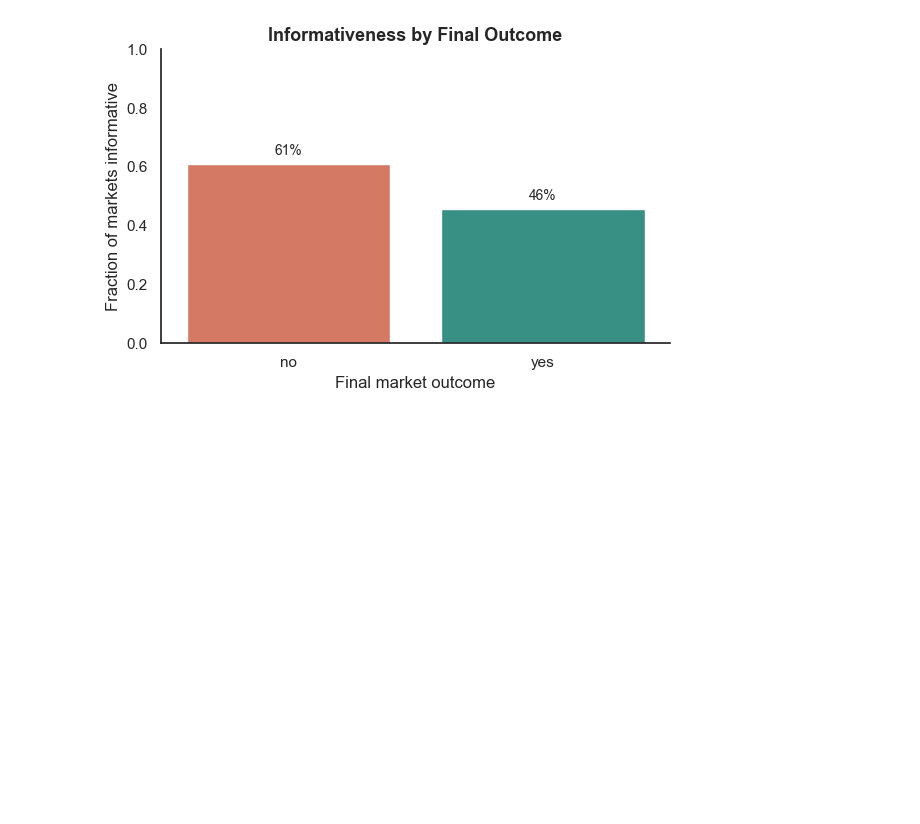
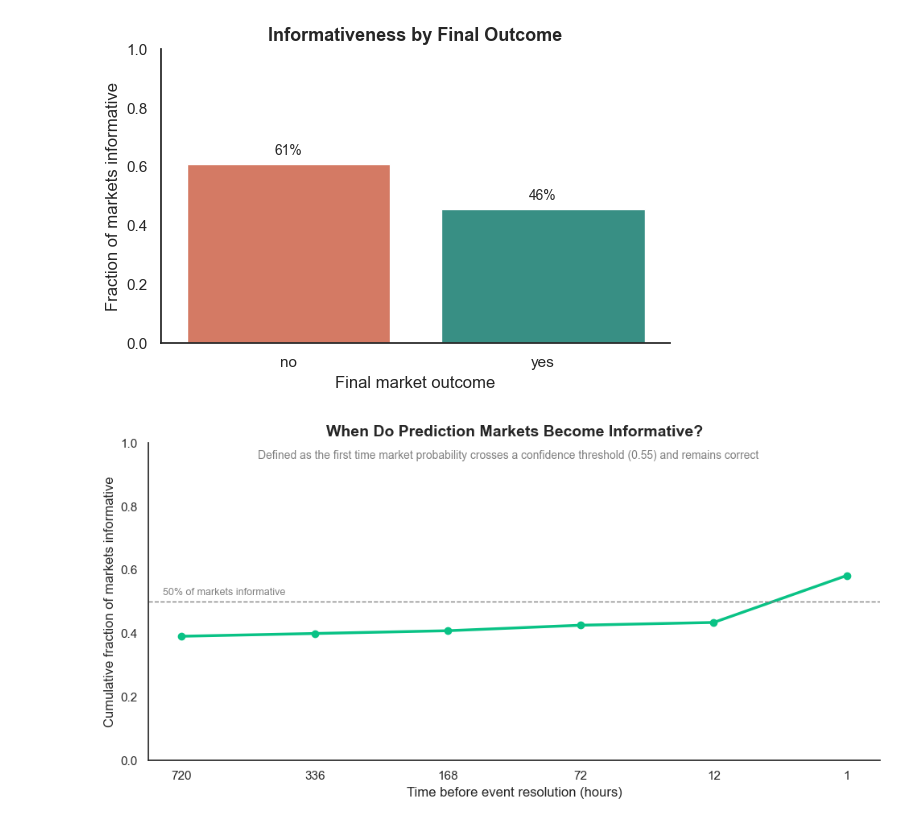
Before and after one commit to DariefMaes/prediction-market-informativeness, a Jupyter notebook: analysis.ipynb, the cells around one changed output. Drawn from its saved outputs; the diff is of its cells as text; code cells hidden in the pictures; blank space fills up the shorter version.

Commit message:
look at category specific graphs

```diff
--- a/analysis.ipynb
+++ b/analysis.ipynb
@@ -357,3 +357,94 @@ Passing `palette` without assigning `hue` is deprecated and will be removed in v
 
   sns.barplot(
 [figure]
+# %%
+# --- Prepare data ---
+total_tickers = df_cleaned[df_cleaned['category'] == "Financials"]['ticker'].nunique()
+
+first_informative = (
+    df_cleaned[(df_cleaned['informative'] == True) & (df_cleaned['category'] == "Financials")]
+    .sort_values('snapshot', ascending=False)
+    .groupby('ticker', as_index=False)
+    .first()
+)
+
+
+snapshot_counts = (
+    first_informative
+    .groupby('snapshot')
+    .size()
+    .reset_index(name='count')
+)
+
+
+snapshot_counts['fraction'] = snapshot_counts['count'] / total_tickers
+
+snapshot_counts['fraction'] = snapshot_counts['count'] / total_tickers
+
+snapshot_counts = snapshot_counts.sort_values('snapshot', ascending=False)
+snapshot_counts['cumulative_fraction'] = snapshot_counts['fraction'].cumsum()
+
+
+# Use snapshot as categorical (clean spacing)
+x_labels = snapshot_counts['snapshot'].astype(str)
+
+# --- Plot ---
+sns.set_theme(style="white")
+
+plt.figure(figsize=(10, 5))
+
+plt.plot(
+    x_labels,
+    snapshot_counts['cumulative_fraction'],
+    marker="o",
+    linewidth=2.5,
+    color="#09C285"
+)
+
+# 50% reference line
+plt.axhline(
+    0.5,
+    linestyle="--",
+    linewidth=1,
+    color="gray"
+)
+
+# Annotate the 50% line
+plt.text(
+    0.02,
+    0.52,
+    "50% of markets informative",
+    transform=plt.gca().transAxes,
+    fontsize=9,
+    color="gray"
+)
+
+# Axis labels
+plt.xlabel("Time before event resolution (hours)")
+plt.ylabel("Cumulative fraction of markets informative")
+plt.ylim(0, 1)
+
+# Title
+plt.title(
+    "When Do Prediction Markets Become Informative?",
+    fontsize=14,
+    weight="bold"
+)
+
+# Subtitle
+plt.text(
+    0.15,
+    0.95,
+    "Defined as the first time market probability crosses a confidence threshold (0.55) and remains correct",
+    transform=plt.gca().transAxes,
+    fontsize=10,
+    color="gray"
+)
+
+# Clean layout
+sns.despine()
+plt.tight_layout()
+plt.savefig("figures/financials_markets_timing.png", dpi=300)
+plt.show()
+# %% [output]
+[figure, added]
```
Also changed, not shown: parts of 2 cells of this notebook, 2 other files.
